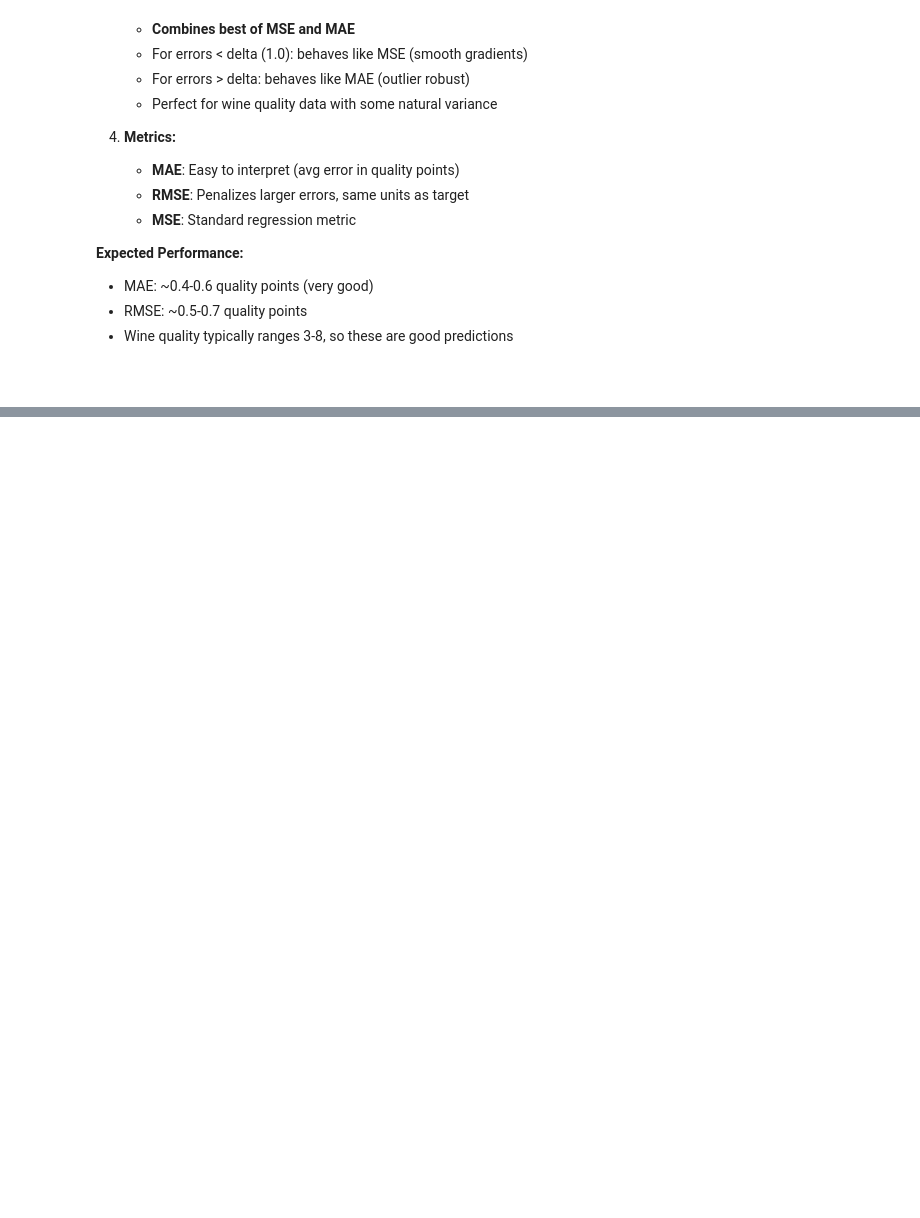
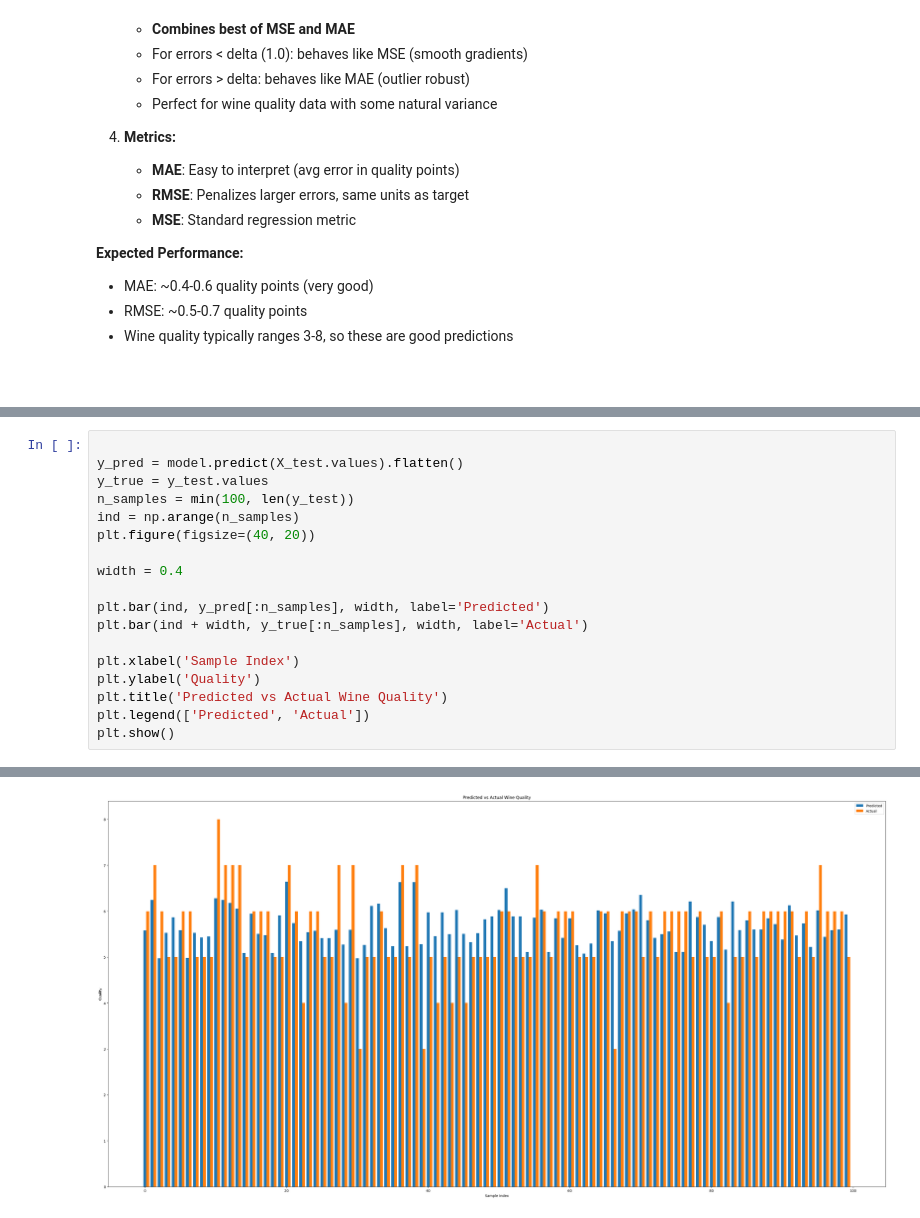
Before and after one commit to frankie-frank-frank/machine-learning, a Jupyter notebook: linear-regression-and-neural-networks/LinearRegressionAndNeuralNetworks.ipynb, the cells around one changed output, grey strips where cells are left out. Saved outputs shown, nothing was run; the diff lists cells and outputs as text; blank space fills up the shorter version.

```diff
--- a/linear-regression-and-neural-networks/LinearRegressionAndNeuralNetworks.ipynb
+++ b/linear-regression-and-neural-networks/LinearRegressionAndNeuralNetworks.ipynb
@@ -322,0 +405,19 @@ Epoch 100/100
+# %%
+
+y_pred = model.predict(X_test.values).flatten()
+y_true = y_test.values
+n_samples = min(100, len(y_test))
+ind = np.arange(n_samples)
+plt.figure(figsize=(40, 20))
+
+width = 0.4
+
+plt.bar(ind, y_pred[:n_samples], width, label='Predicted')
+plt.bar(ind + width, y_true[:n_samples], width, label='Actual')
+
+plt.xlabel('Sample Index')
+plt.ylabel('Quality')
+plt.title('Predicted vs Actual Wine Quality')
+plt.legend(['Predicted', 'Actual'])
+plt.show()
+# %% [output]
@@ -322,0 +425 @@ Epoch 100/100
+[figure, added]
```
Also changed, not shown: parts of 11 cells of this notebook, 2 other files.
